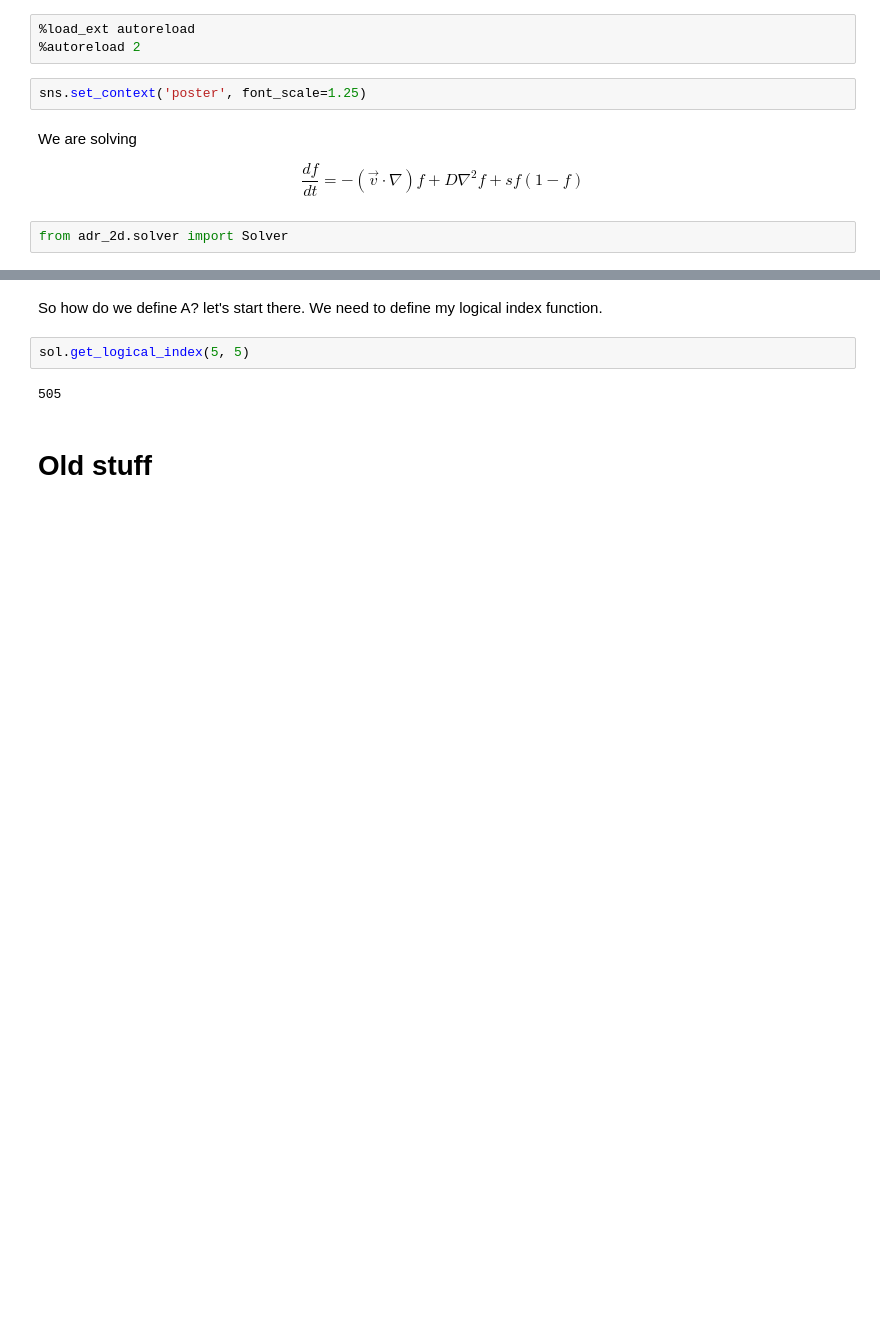
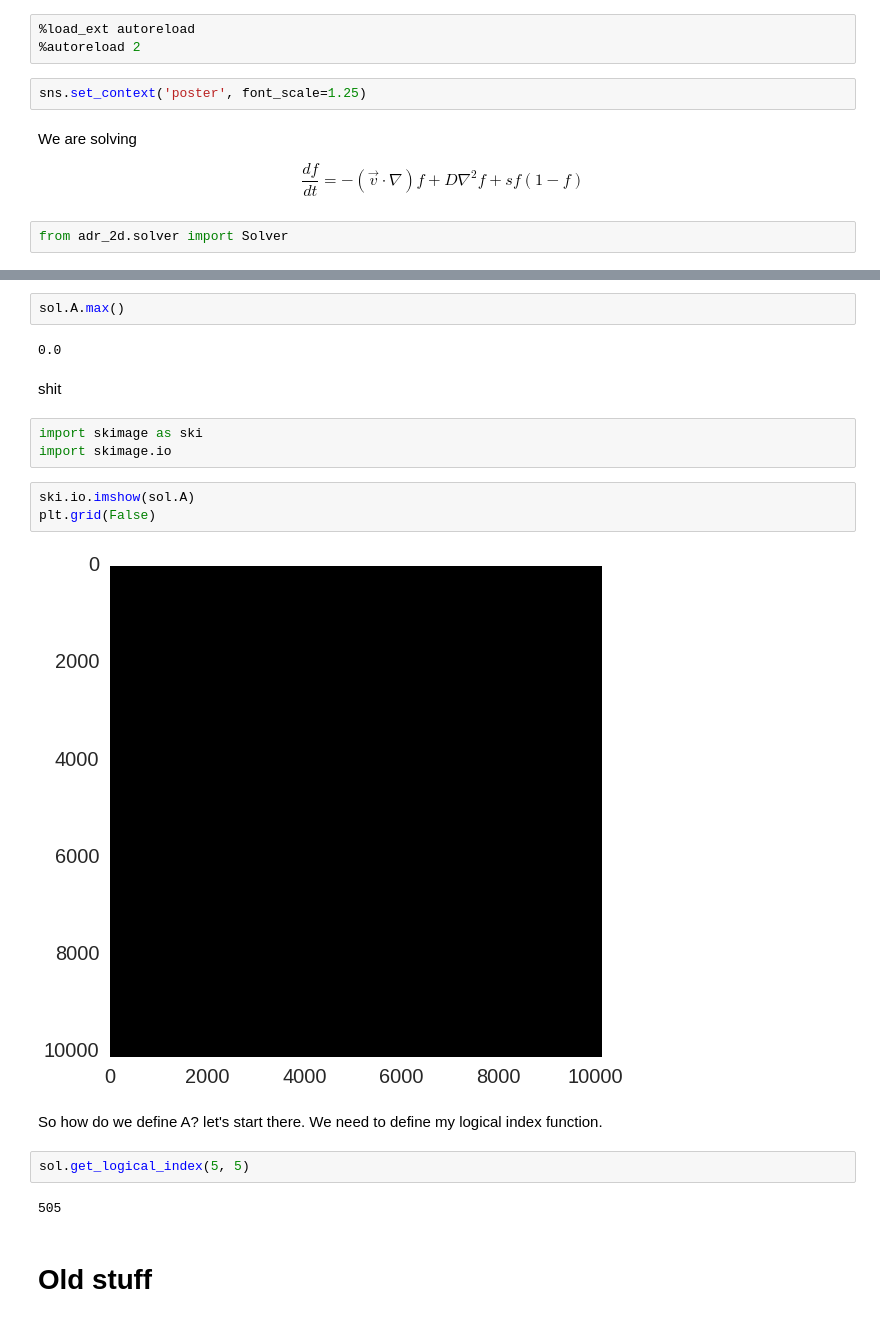
Before and after one commit to btweinstein/AC274, a Jupyter notebook: docs/2d_adr_implementation.ipynb, the cells around one changed output, grey strips where cells are left out. Drawn from its saved outputs; the diff is of its cells as text; blank space fills up the shorter version.

```diff
--- a/docs/2d_adr_implementation.ipynb
+++ b/docs/2d_adr_implementation.ipynb
@@ -20,3 +52,17 @@ sol = Solver()
+# %%
+sol.A.max()
+# %% [output]
+0.0
+# %% [markdown]
+shit
+# %%
+import skimage as ski
+import skimage.io
+# %%
+ski.io.imshow(sol.A)
+plt.grid(False)
+# %% [output]
+[figure, added]
 # %% [markdown]
 So how do we define A? let's start there. We need to define my logical index function.
 # %%
```
Also changed, not shown: parts of 3 cells of this notebook, 1 other file.
